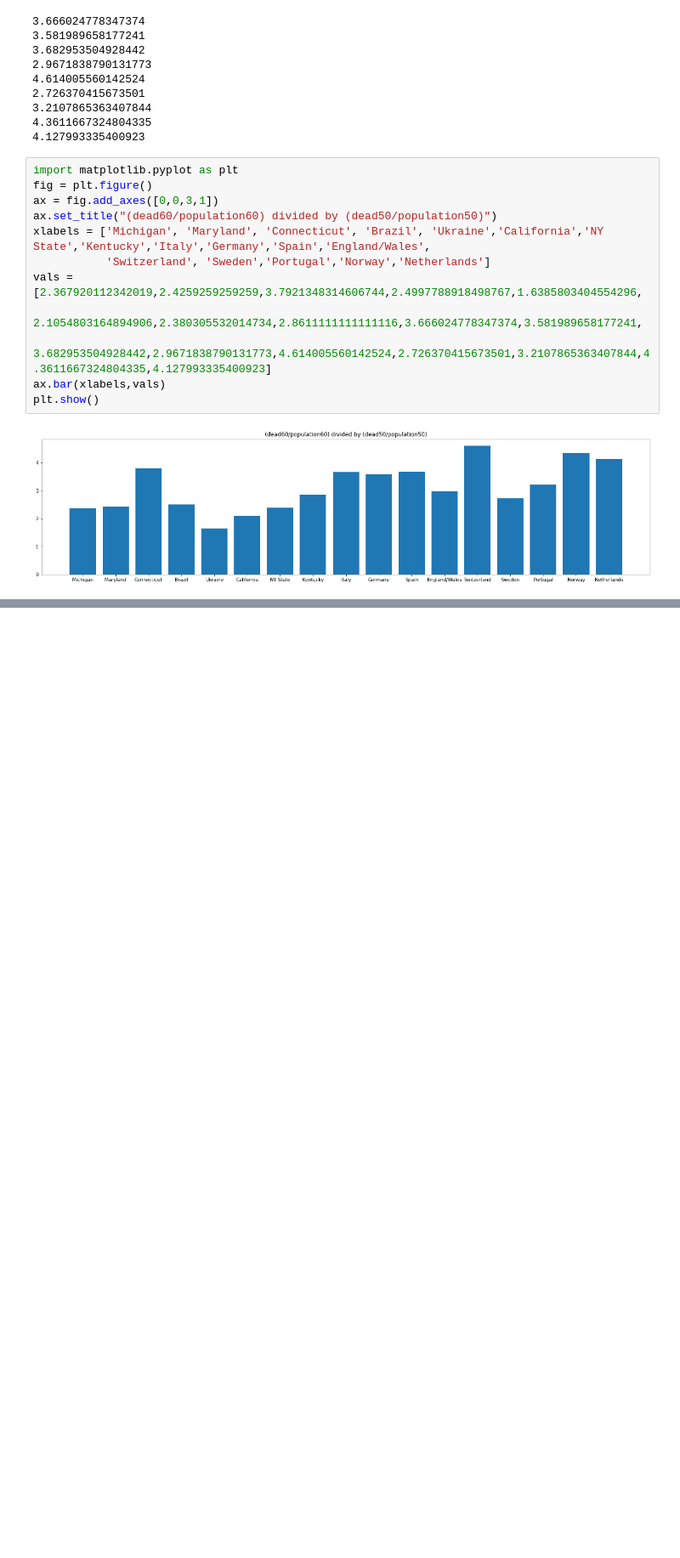
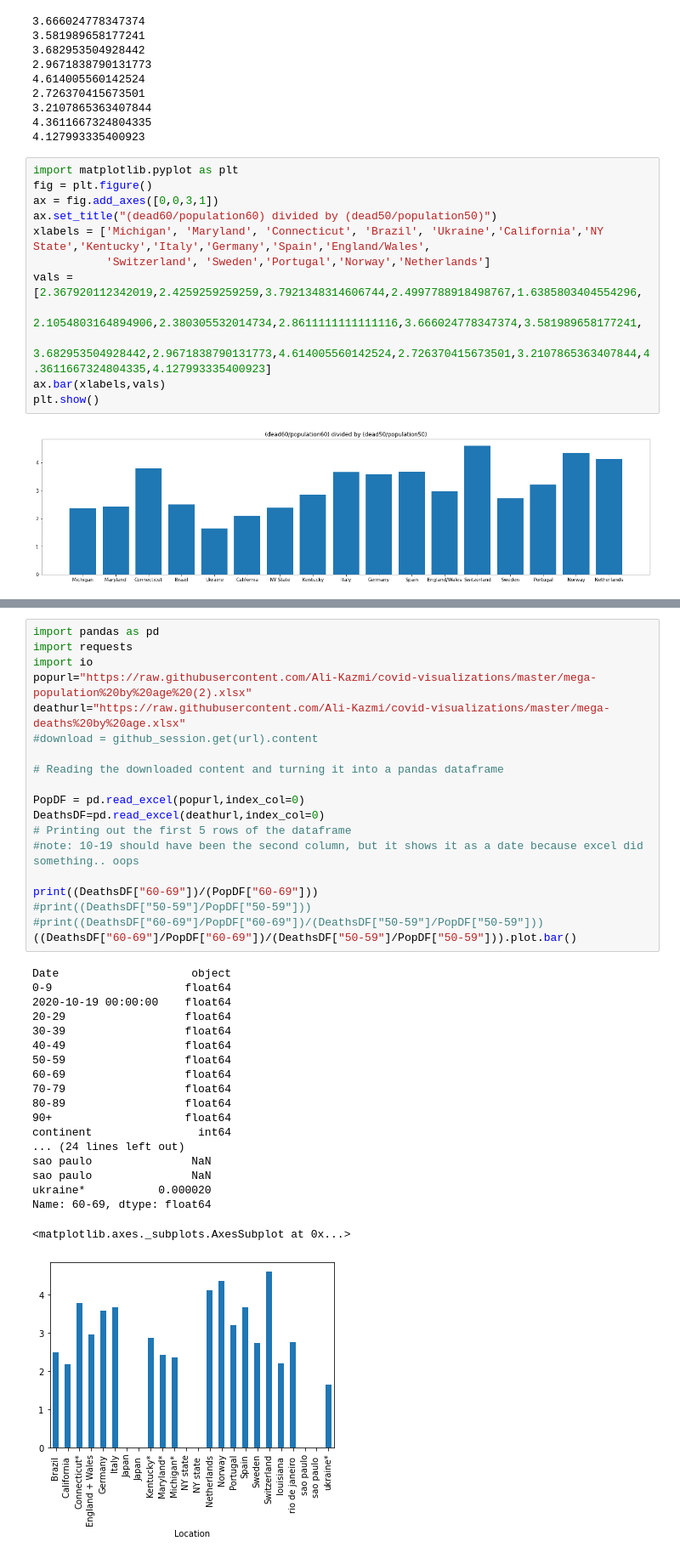
Before and after one commit to Ali-Kazmi/covid-visualizations, a Jupyter notebook: vis.ipynb, the cells around one changed output, grey strips where cells are left out. Shown: that part at 85% size. Cells and saved outputs as stored; diff of their text form; blank space fills up the shorter version.

```diff
--- a/vis.ipynb
+++ b/vis.ipynb
@@ -502,0 +570,39 @@ PopDF["50-59"].plot.bar()
+# %%
+import pandas as pd
+import requests
+import io
+popurl="https://raw.githubusercontent.com/Ali-Kazmi/covid-visualizations/master/mega-population%20by%20age%20(2).xlsx"
+deathurl="https://raw.githubusercontent.com/Ali-Kazmi/covid-visualizations/master/mega-deaths%20by%20age.xlsx"
+#download = github_session.get(url).content
+
+# Reading the downloaded content and turning it into a pandas dataframe
+
+PopDF = pd.read_excel(popurl,index_col=0)
+DeathsDF=pd.read_excel(deathurl,index_col=0)
+# Printing out the first 5 rows of the dataframe
+#note: 10-19 should have been the second column, but it shows it as a date because excel did something.. oops
+
+print((DeathsDF["60-69"])/(PopDF["60-69"]))
+#print((DeathsDF["50-59"]/PopDF["50-59"]))
+#print((DeathsDF["60-69"]/PopDF["60-69"])/(DeathsDF["50-59"]/PopDF["50-59"]))
+((DeathsDF["60-69"]/PopDF["60-69"])/(DeathsDF["50-59"]/PopDF["50-59"])).plot.bar()
+# %% [output]
+Date                    object
+0-9                    float64
+2020-10-19 00:00:00    float64
+20-29                  float64
+30-39                  float64
+40-49                  float64
+50-59                  float64
+60-69                  float64
+70-79                  float64
+80-89                  float64
+90+                    float64
+continent                int64
+... (24 lines left out)
+sao paulo               NaN
+sao paulo               NaN
+ukraine*           0.000020
+Name: 60-69, dtype: float64
+<matplotlib.axes._subplots.AxesSubplot at 0x...>
+[figure, added]
```
Also changed, not shown: parts of 4 cells of this notebook.
